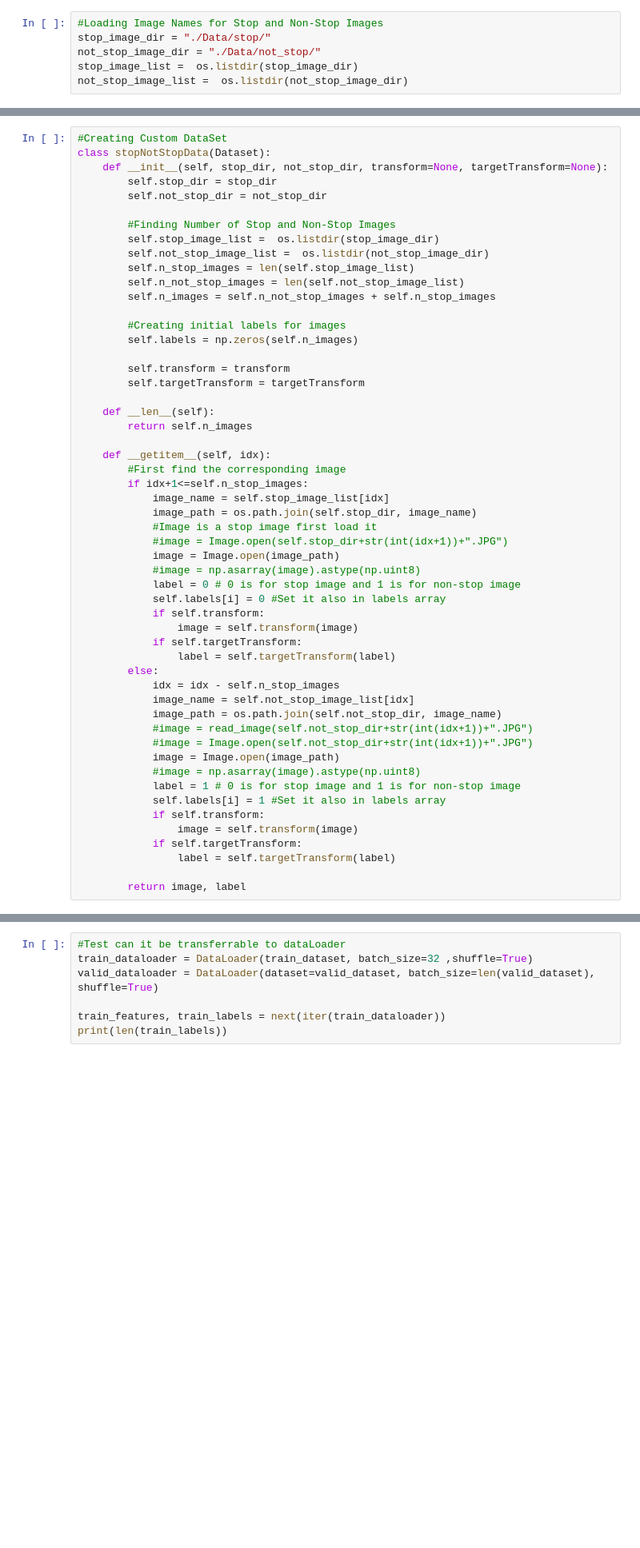
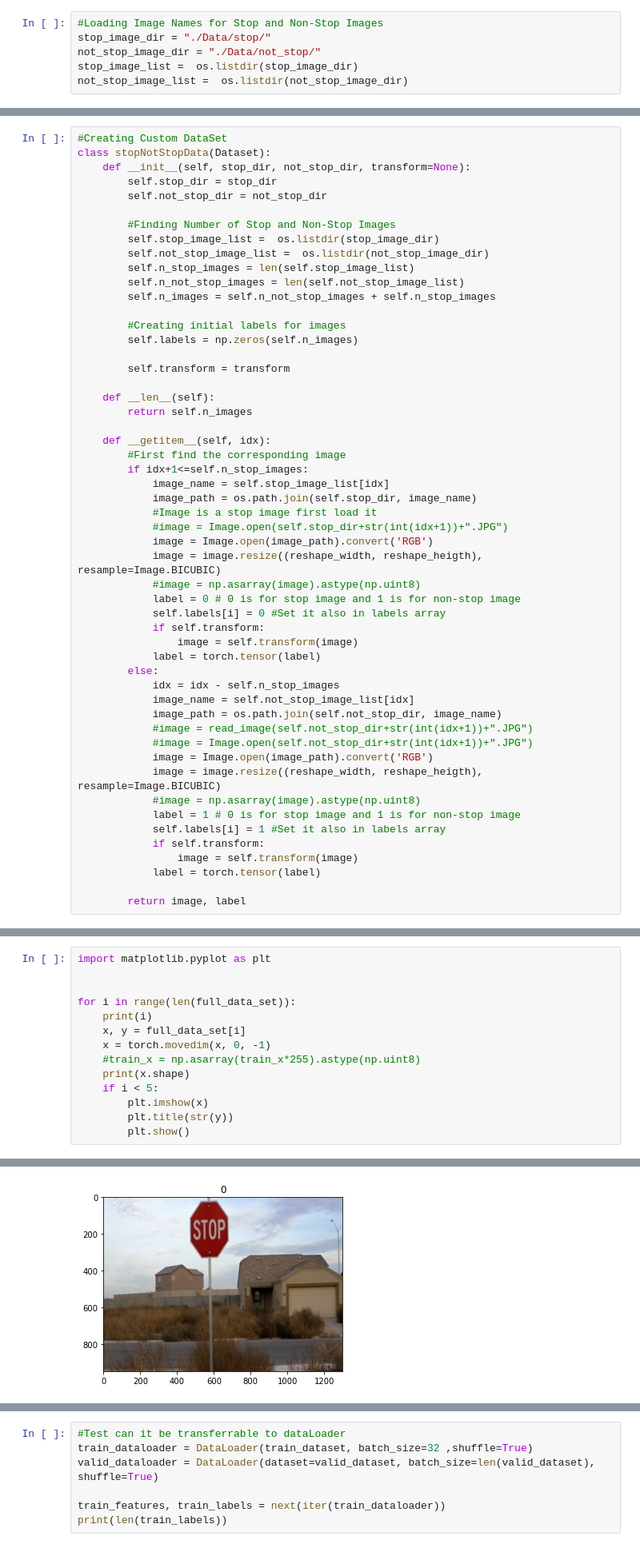
Before and after one commit to tevfikyuce/ibm_comp_vision_project, a Jupyter notebook: test_data_load.ipynb, the cells around one changed output, grey strips where cells are left out. Shown at 80% size. Drawn from its saved outputs; the diff is of its cells as text; blank space fills up the shorter version.

```diff
--- a/test_data_load.ipynb
+++ b/test_data_load.ipynb
@@ -42,7 +42,7 @@ reshape_heigth = np.round_(np.mean(heigth_distr)).astype(int)
 # %%
 #Creating Custom DataSet
 class stopNotStopData(Dataset):
-    def __init__(self, stop_dir, not_stop_dir, transform=None, targetTransform=None):
+    def __init__(self, stop_dir, not_stop_dir, transform=None):
         self.stop_dir = stop_dir
         self.not_stop_dir = not_stop_dir
 
@@ -57,7 +57,6 @@ class stopNotStopData(Dataset):
         self.labels = np.zeros(self.n_images)
 
         self.transform = transform
-        self.targetTransform = targetTransform
 
     def __len__(self):
         return self.n_images
@@ -69,27 +68,27 @@ class stopNotStopData(Dataset):
             image_path = os.path.join(self.stop_dir, image_name)
             #Image is a stop image first load it
             #image = Image.open(self.stop_dir+str(int(idx+1))+".JPG")
-            image = Image.open(image_path)
+            image = Image.open(image_path).convert('RGB')
+            image = image.resize((reshape_width, reshape_heigth), resample=Image.BICUBIC)
             #image = np.asarray(image).astype(np.uint8)
             label = 0 # 0 is for stop image and 1 is for non-stop image
             self.labels[i] = 0 #Set it also in labels array
             if self.transform:
                 image = self.transform(image)
-            if self.targetTransform:
-                label = self.targetTransform(label)
+            label = torch.tensor(label)
         else:
             idx = idx - self.n_stop_images
             image_name = self.not_stop_image_list[idx]
             image_path = os.path.join(self.not_stop_dir, image_name)
             #image = read_image(self.not_stop_dir+str(int(idx+1))+".JPG")
             #image = Image.open(self.not_stop_dir+str(int(idx+1))+".JPG")
-            image = Image.open(image_path)
+            image = Image.open(image_path).convert('RGB')
+            image = image.resize((reshape_width, reshape_heigth), resample=Image.BICUBIC)
             #image = np.asarray(image).astype(np.uint8)
             label = 1 # 0 is for stop image and 1 is for non-stop image
             self.labels[i] = 1 #Set it also in labels array
             if self.transform:
                 image = self.transform(image)
-            if self.targetTransform:
-                label = self.targetTransform(label)
+            label = torch.tensor(label)
 
         return image, label
@@ -107,0 +130,15 @@ train_dataset, valid_dataset, test_dataset = torch.utils.data.random_split(full_
+# %%
+import matplotlib.pyplot as plt
+
+
+for i in range(len(full_data_set)):
+    print(i)
+    x, y = full_data_set[i]
+    x = torch.movedim(x, 0, -1)
+    #train_x = np.asarray(train_x*255).astype(np.uint8)
+    print(x.shape)
+    if i < 5:
+        plt.imshow(x)
+        plt.title(str(y))
+        plt.show()
+# %% [output]
@@ -107,0 +147 @@ train_dataset, valid_dataset, test_dataset = torch.utils.data.random_split(full_
+[figure, added]
```
Also changed, not shown: parts of 10 cells of this notebook.
